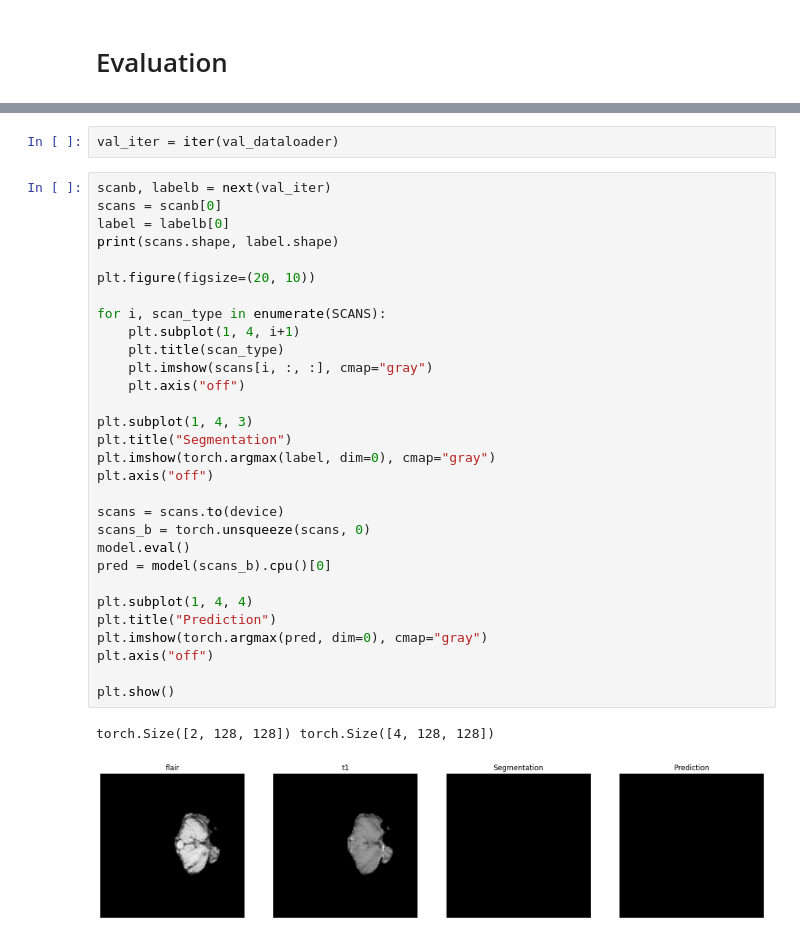
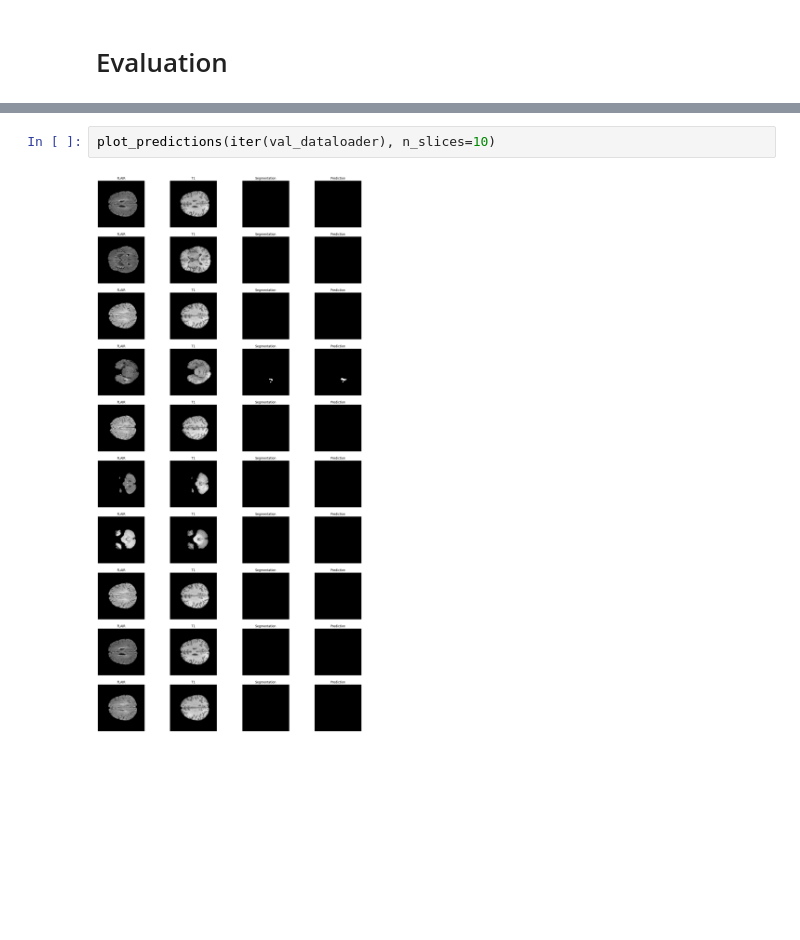
Before and after one commit to raj-pulapakura/brain-tumor-segmentation-notebooks, a Jupyter notebook: pytorch-2d-brain-mri-segmentation.ipynb, the cells around one changed output, grey strips where cells are left out. Drawn from its saved outputs; the diff is of its cells as text; blank space fills up the shorter version.

```diff
--- a/pytorch-2d-brain-mri-segmentation.ipynb
+++ b/pytorch-2d-brain-mri-segmentation.ipynb
@@ -803,35 +874,4 @@ plt.grid(True)
 # %%
-val_iter = iter(val_dataloader)
+plot_predictions(iter(val_dataloader), n_slices=10)
+# %% [output]
+[figure, added]
-# %%
-scanb, labelb = next(val_iter)
-scans = scanb[0]
-label = labelb[0]
-print(scans.shape, label.shape)
-
-plt.figure(figsize=(20, 10))
-
-for i, scan_type in enumerate(SCANS):
-    plt.subplot(1, 4, i+1)
-    plt.title(scan_type)
-    plt.imshow(scans[i, :, :], cmap="gray")
-    plt.axis("off")
-
-plt.subplot(1, 4, 3)
-plt.title("Segmentation")
-plt.imshow(torch.argmax(label, dim=0), cmap="gray")
-plt.axis("off")
-
-scans = scans.to(device)
-scans_b = torch.unsqueeze(scans, 0)
-model.eval()
-pred = model(scans_b).cpu()[0]
-
-plt.subplot(1, 4, 4)
-plt.title("Prediction")
-plt.imshow(torch.argmax(pred, dim=0), cmap="gray")
-plt.axis("off")
-
-plt.show()
-# %% [output]
-torch.Size([2, 128, 128]) torch.Size([4, 128, 128])
-[figure, removed]
```
Also changed, not shown: parts of 11 cells of this notebook.
